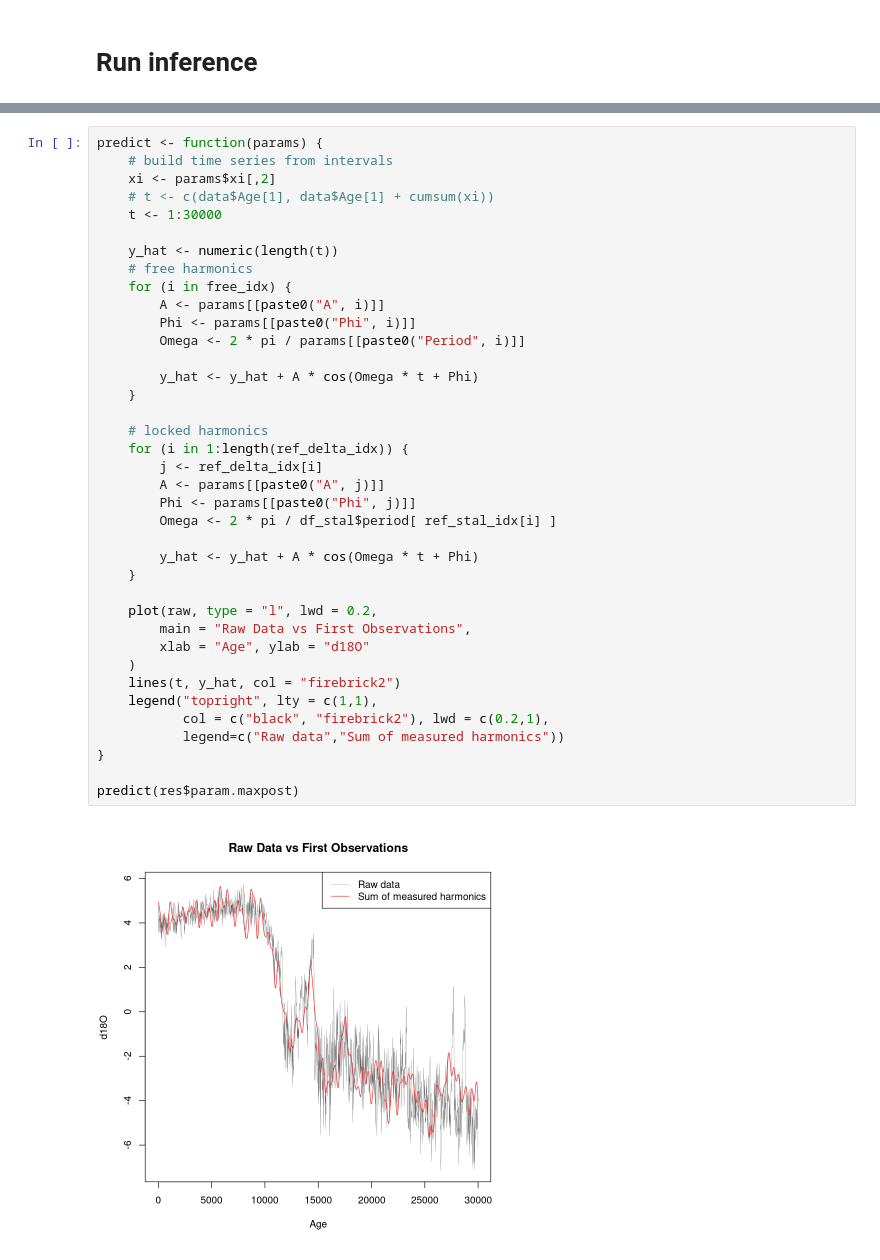
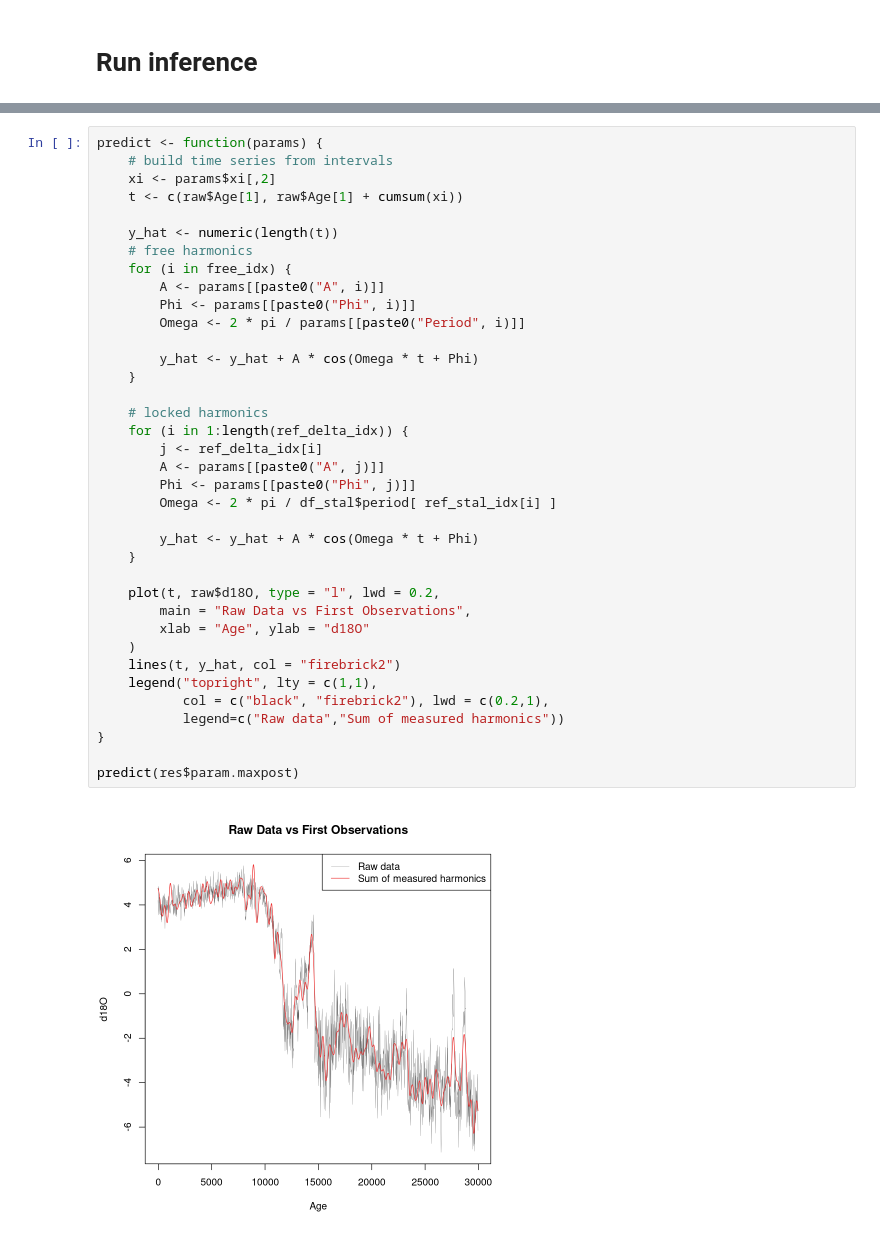
Before and after one commit to AlbertoCasellato/LCP-B, a Jupyter notebook: Project/project.ipynb, the cells around one changed output, grey strips where cells are left out. Saved outputs shown, nothing was run; the diff lists cells and outputs as text.

```diff
--- a/Project/project.ipynb
+++ b/Project/project.ipynb
@@ -262,41 +270,40 @@ plot.timedeppar (timedeppar 1.0.3 2023-08-28): plotting inference results: trace
 ... (11 outputs left out)
-# %%
-predict <- function(params) {
-    # build time series from intervals
-    xi <- params$xi[,2]
-    # t <- c(data$Age[1], data$Age[1] + cumsum(xi))
-    t <- 1:30000
-
-    y_hat <- numeric(length(t))
-    # free harmonics
-    for (i in free_idx) {
-        A <- params[[paste0("A", i)]]
-        Phi <- params[[paste0("Phi", i)]]
-        Omega <- 2 * pi / params[[paste0("Period", i)]]
-
-        y_hat <- y_hat + A * cos(Omega * t + Phi)
-    }
-
-    # locked harmonics
-    for (i in 1:length(ref_delta_idx)) {
-        j <- ref_delta_idx[i]
-        A <- params[[paste0("A", j)]]
-        Phi <- params[[paste0("Phi", j)]]
-        Omega <- 2 * pi / df_stal$period[ ref_stal_idx[i] ]
-
-        y_hat <- y_hat + A * cos(Omega * t + Phi)
-    }
-
-    plot(raw, type = "l", lwd = 0.2,
-        main = "Raw Data vs First Observations",
-        xlab = "Age", ylab = "d18O"
-    )
-    lines(t, y_hat, col = "firebrick2")
-    legend("topright", lty = c(1,1),
-           col = c("black", "firebrick2"), lwd = c(0.2,1),
-           legend=c("Raw data","Sum of measured harmonics"))
-}
-
-predict(res$param.maxpost)
-# %% [output]
-[figure, removed]
+# %%
+predict <- function(params) {
+    # build time series from intervals
+    xi <- params$xi[,2]
+    t <- c(raw$Age[1], raw$Age[1] + cumsum(xi))
+
+    y_hat <- numeric(length(t))
+    # free harmonics
+    for (i in free_idx) {
+        A <- params[[paste0("A", i)]]
+        Phi <- params[[paste0("Phi", i)]]
+        Omega <- 2 * pi / params[[paste0("Period", i)]]
+
+        y_hat <- y_hat + A * cos(Omega * t + Phi)
+    }
+
+    # locked harmonics
+    for (i in 1:length(ref_delta_idx)) {
+        j <- ref_delta_idx[i]
+        A <- params[[paste0("A", j)]]
+        Phi <- params[[paste0("Phi", j)]]
+        Omega <- 2 * pi / df_stal$period[ ref_stal_idx[i] ]
+
+        y_hat <- y_hat + A * cos(Omega * t + Phi)
+    }
+
+    plot(t, raw$d18O, type = "l", lwd = 0.2,
+        main = "Raw Data vs First Observations",
+        xlab = "Age", ylab = "d18O"
+    )
+    lines(t, y_hat, col = "firebrick2")
+    legend("topright", lty = c(1,1),
+           col = c("black", "firebrick2"), lwd = c(0.2,1),
+           legend=c("Raw data","Sum of measured harmonics"))
+}
+
+predict(res$param.maxpost)
+# %% [output]
+[figure, added]
```
Also changed, not shown: parts of 12 cells of this notebook, 3 other files.
